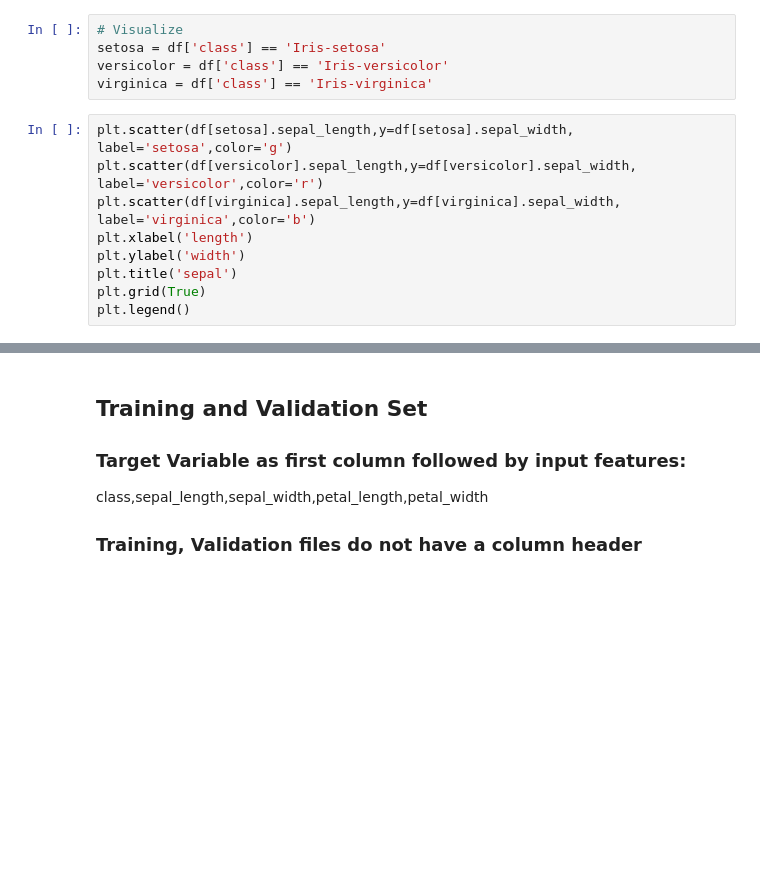
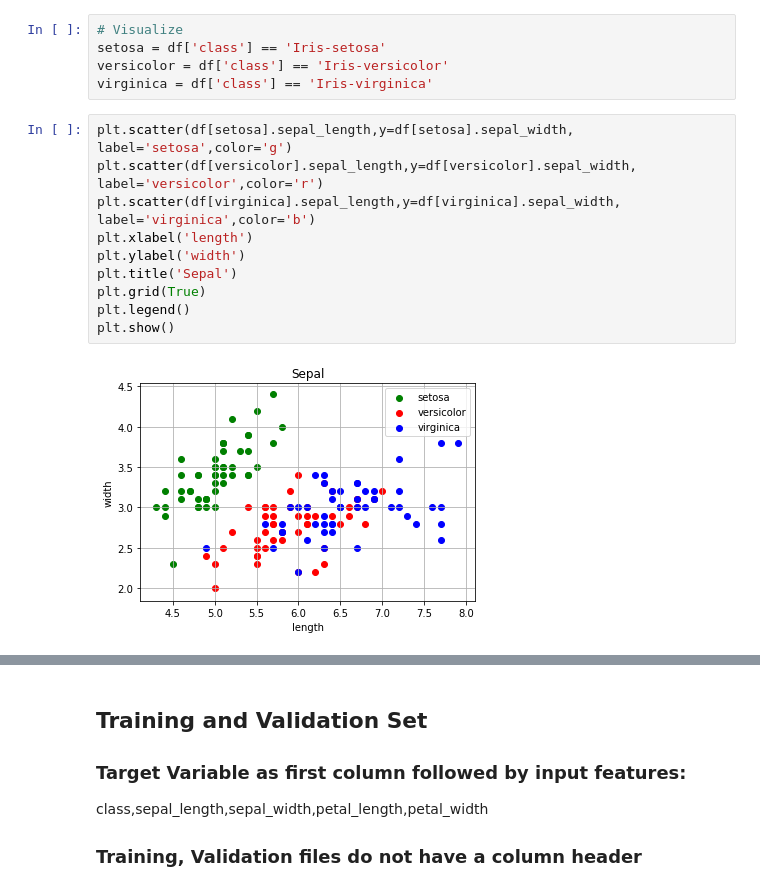
Before and after one commit to ChandraLingam/AmazonSageMakerCourse, a Jupyter notebook: xgboost/IrisClassification/iris_data_preparation.ipynb, the cells around one changed output, grey strips where cells are left out. Drawn from its saved outputs; the diff is of its cells as text; blank space fills up the shorter version.

```diff
--- a/xgboost/IrisClassification/iris_data_preparation.ipynb
+++ b/xgboost/IrisClassification/iris_data_preparation.ipynb
@@ -45,12 +86,15 @@ virginica = df['class'] == 'Iris-virginica'
 # %%
 plt.scatter(df[setosa].sepal_length,y=df[setosa].sepal_width, label='setosa',color='g')
 plt.scatter(df[versicolor].sepal_length,y=df[versicolor].sepal_width, label='versicolor',color='r')
 plt.scatter(df[virginica].sepal_length,y=df[virginica].sepal_width, label='virginica',color='b')
 plt.xlabel('length')
 plt.ylabel('width')
-plt.title('sepal')
+plt.title('Sepal')
 plt.grid(True)
 plt.legend()
+plt.show()
+# %% [output]
+[figure, added]
 # %%
 plt.scatter(df[setosa].petal_length,y=df[setosa].petal_width, label='setosa',color='g')
 plt.scatter(df[versicolor].petal_length,y=df[versicolor].petal_width, label='versicolor',color='r')
```
Also changed, not shown: parts of 15 cells of this notebook, 2 other files.
